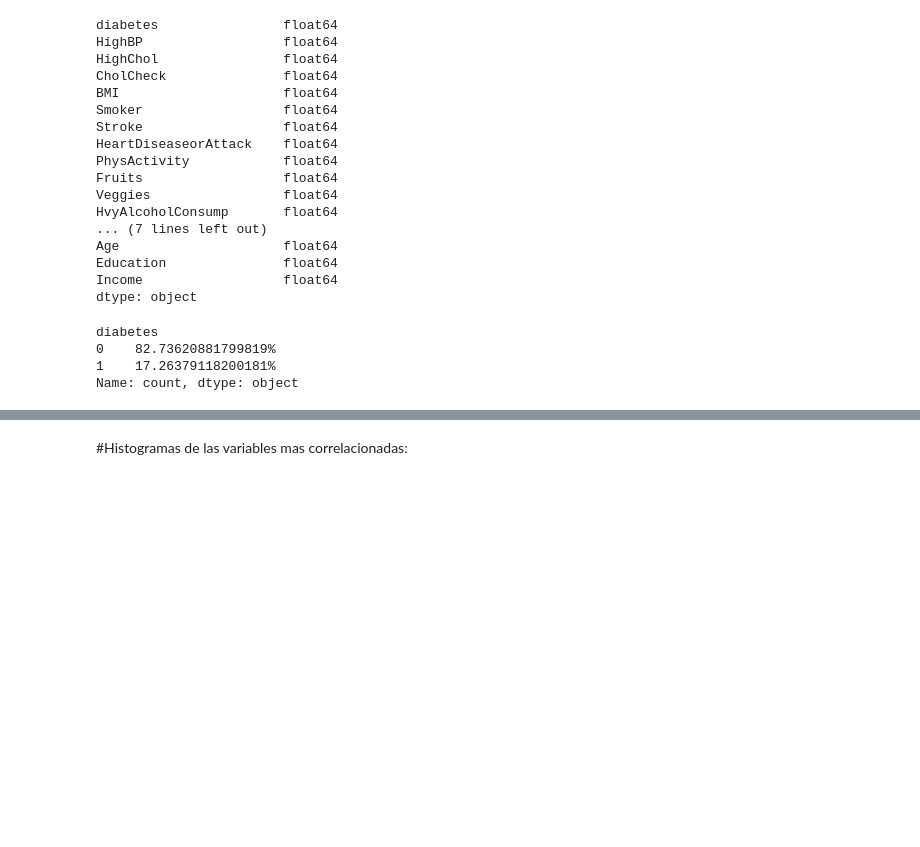
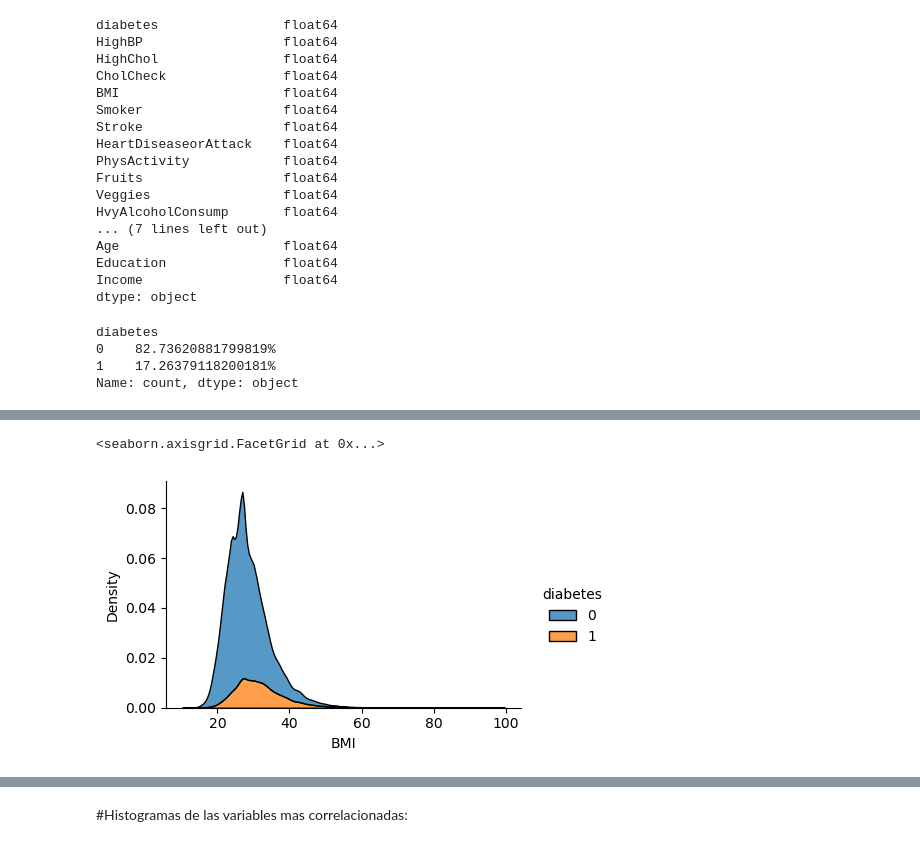
Before and after one commit to juanlt9905/machineLearning2025, a Jupyter notebook: exploracion_de_datos.ipynb, the cells around one changed output, grey strips where cells are left out. Saved outputs shown, nothing was run; the diff lists cells and outputs as text; code cells hidden in the pictures; blank space fills up the shorter version.

```diff
--- a/exploracion_de_datos.ipynb
+++ b/exploracion_de_datos.ipynb
@@ -184,3 +195,8 @@ plt.show()
+# %%
+sns.displot(datos_diabetes, x="BMI", hue="diabetes", kind="kde", height=3, aspect=1.5, multiple="stack")
+# %% [output]
+<seaborn.axisgrid.FacetGrid at 0x...>
+[figure, added]
 # %%
 
 correlacion = datos_diabetes.corr()
```
Also changed, not shown: parts of 14 cells of this notebook.
